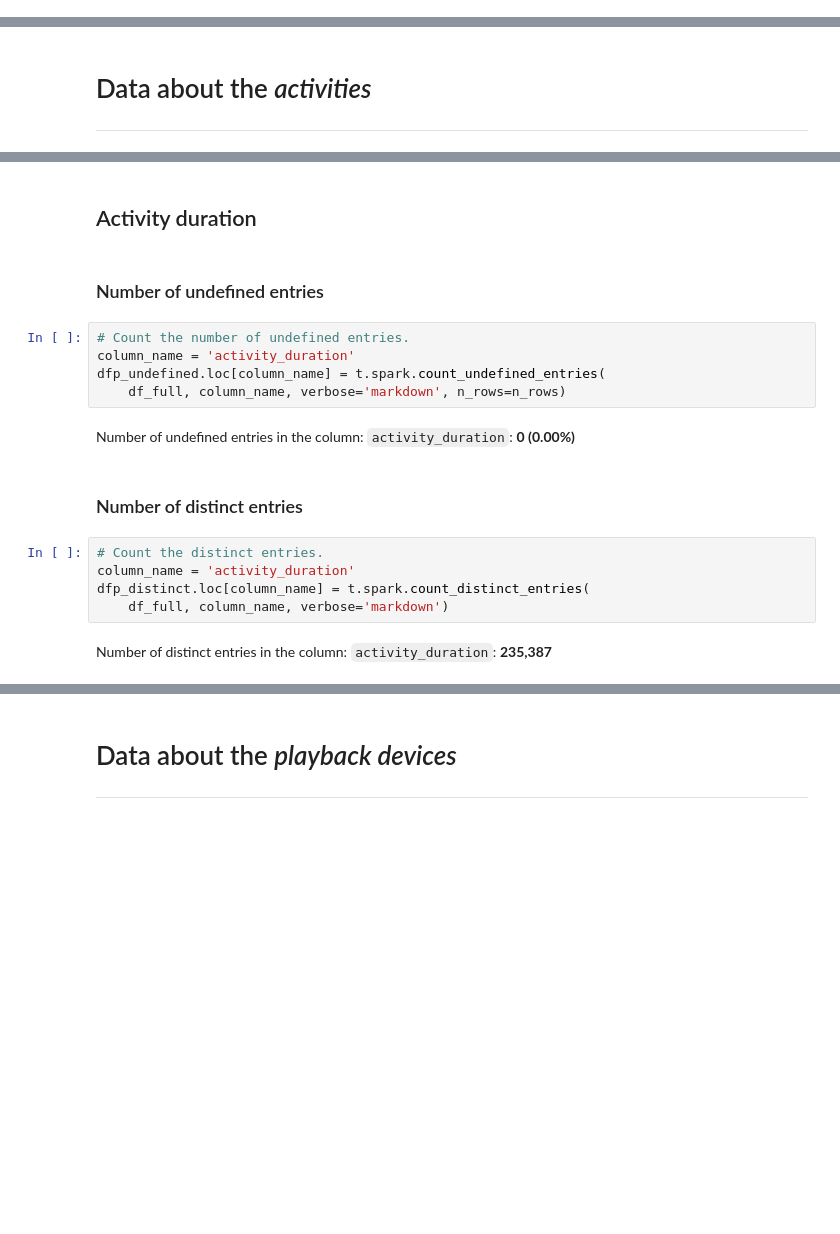
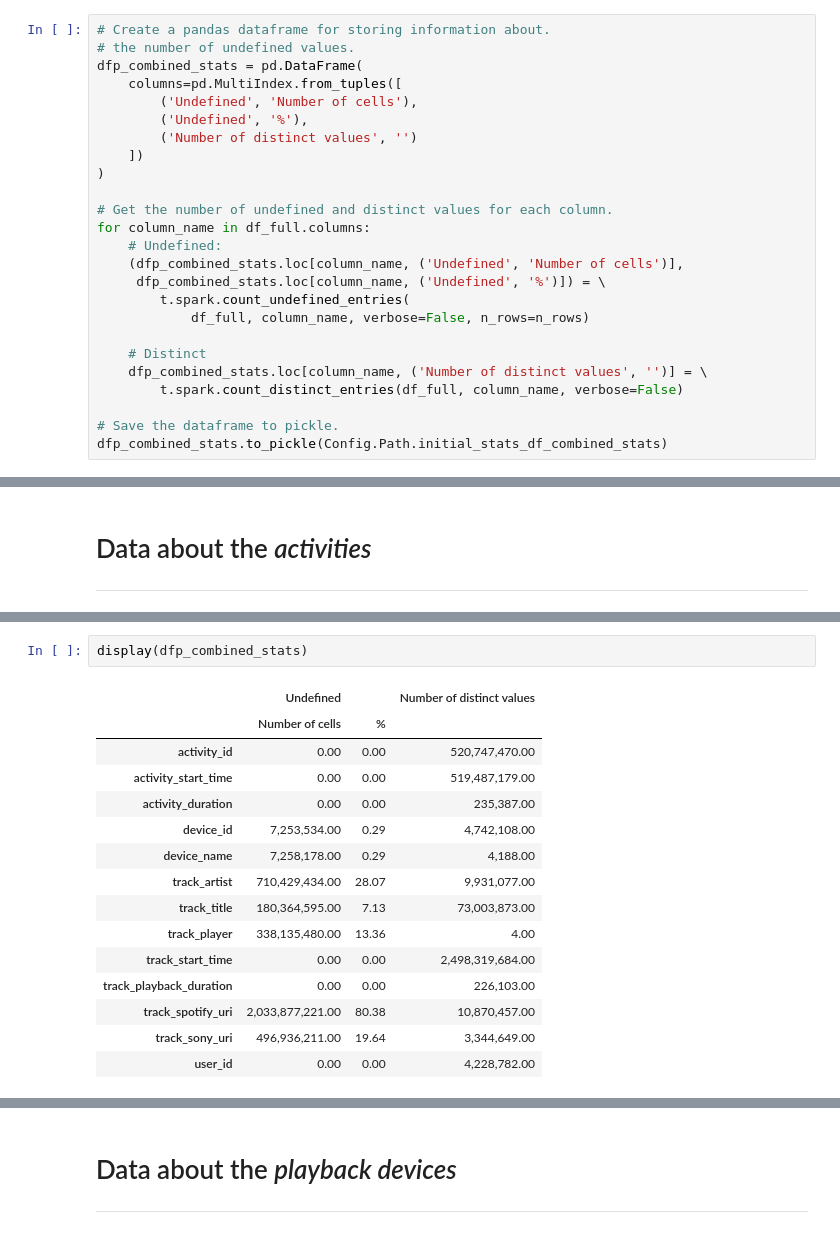
Before and after one commit to wojciechdk/Music_Spring_2021, a Jupyter notebook: initial_statistics.ipynb, the cells around one changed output, grey strips where cells are left out. Cells and saved outputs as stored; diff of their text form; blank space fills up the shorter version.

```diff
--- a/initial_statistics.ipynb
+++ b/initial_statistics.ipynb
@@ -96,3 +109,28 @@ n_rows = 2530475843
+# %%
+# Create a pandas dataframe for storing information about.
+# the number of undefined values.
+dfp_combined_stats = pd.DataFrame(
+    columns=pd.MultiIndex.from_tuples([
+        ('Undefined', 'Number of cells'),
+        ('Undefined', '%'),
+        ('Number of distinct values', '')
+    ])
+)
+
+# Get the number of undefined and distinct values for each column.
+for column_name in df_full.columns:
+    # Undefined:
+    (dfp_combined_stats.loc[column_name, ('Undefined', 'Number of cells')],
+     dfp_combined_stats.loc[column_name, ('Undefined', '%')]) = \
+        t.spark.count_undefined_entries(
+            df_full, column_name, verbose=False, n_rows=n_rows)
+
+    # Distinct
+    dfp_combined_stats.loc[column_name, ('Number of distinct values', '')] = \
+        t.spark.count_distinct_entries(df_full, column_name, verbose=False)
+
+# Save the dataframe to pickle.
+dfp_combined_stats.to_pickle(Config.Path.initial_stats_df_combined_stats)
 # %% [markdown]
 # Data about the *users*
 <hr style="border:2px solid black"></hr>
@@ -180,20 +140,18 @@ Number of distinct entries in the column: `activity_start_time`: **519,487,179**
-# %% [markdown]
-## Activity duration
-# %% [markdown]
-### Number of undefined entries
-# %%
-# Count the number of undefined entries.
-column_name = 'activity_duration'
-dfp_undefined.loc[column_name] = t.spark.count_undefined_entries(
-    df_full, column_name, verbose='markdown', n_rows=n_rows)
-# %% [output]
-Number of undefined entries in the column: `activity_duration`: **0** **(0.00%)**
-# %% [markdown]
-### Number of distinct entries
-# %%
-# Count the distinct entries.
-column_name = 'activity_duration'
-dfp_distinct.loc[column_name] = t.spark.count_distinct_entries(
-    df_full, column_name, verbose='markdown')
-# %% [output]
-Number of distinct entries in the column: `activity_duration`: **235,387**
+# %%
+display(dfp_combined_stats)
+# %% [output]
+|  | Undefined |  | Number of distinct values |
+|  | Number of cells | % |  |
+| activity_id | 0.00 | 0.00 | 520,747,470.00 |
+| activity_start_time | 0.00 | 0.00 | 519,487,179.00 |
+| activity_duration | 0.00 | 0.00 | 235,387.00 |
+| device_id | 7,253,534.00 | 0.29 | 4,742,108.00 |
+| device_name | 7,258,178.00 | 0.29 | 4,188.00 |
+| track_artist | 710,429,434.00 | 28.07 | 9,931,077.00 |
+| track_title | 180,364,595.00 | 7.13 | 73,003,873.00 |
+| track_player | 338,135,480.00 | 13.36 | 4.00 |
+| track_start_time | 0.00 | 0.00 | 2,498,319,684.00 |
+| track_playback_duration | 0.00 | 0.00 | 226,103.00 |
+| track_spotify_uri | 2,033,877,221.00 | 80.38 | 10,870,457.00 |
+| track_sony_uri | 496,936,211.00 | 19.64 | 3,344,649.00 |
+| user_id | 0.00 | 0.00 | 4,228,782.00 |
```
Also changed, not shown: parts of 88 cells of this notebook, 1 other file.
